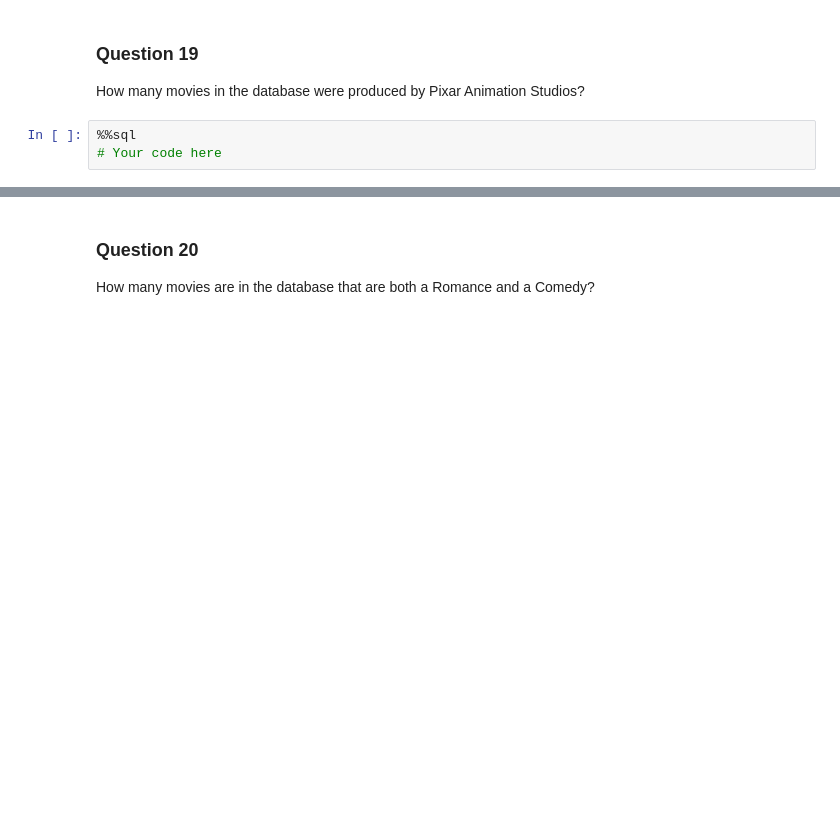
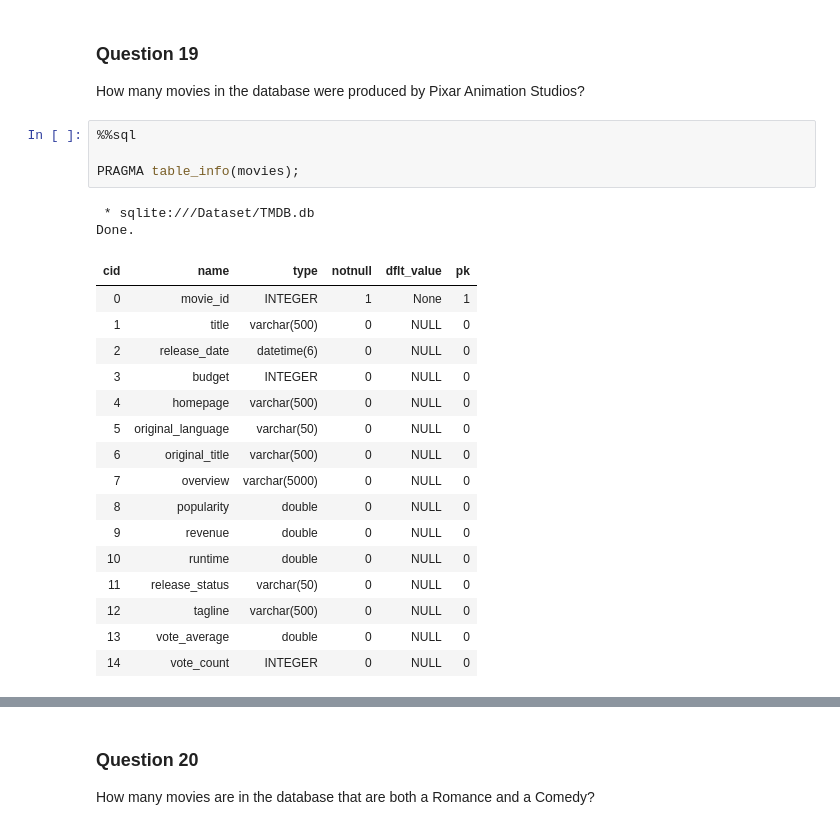
Before and after one commit to Ultra-Code/datascience_exploration, a Jupyter notebook: src/09-Final-Exam/Part 1 - Fundamentals/02-SQL.ipynb, the cells around one changed output, grey strips where cells are left out. Saved outputs shown, nothing was run; the diff lists cells and outputs as text; blank space fills up the shorter version.

```diff
--- a/src/09-Final-Exam/Part 1 - Fundamentals/02-SQL.ipynb
+++ b/src/09-Final-Exam/Part 1 - Fundamentals/02-SQL.ipynb
@@ -59,6 +119,26 @@ How many movies are there that do not have English as their original language?
 # %% [markdown]
 ### Question 19
 How many movies in the database were produced by Pixar Animation Studios?
-# %%
-%%sql
-# Your code here
+# %%
+%%sql
+
+PRAGMA table_info(movies);
+# %% [output]
+ * sqlite:///Dataset/TMDB.db
+Done.
+| cid | name | type | notnull | dflt_value | pk |
+| 0 | movie_id | INTEGER | 1 | None | 1 |
+| 1 | title | varchar(500) | 0 | NULL | 0 |
+| 2 | release_date | datetime(6) | 0 | NULL | 0 |
+| 3 | budget | INTEGER | 0 | NULL | 0 |
+| 4 | homepage | varchar(500) | 0 | NULL | 0 |
+| 5 | original_language | varchar(50) | 0 | NULL | 0 |
+| 6 | original_title | varchar(500) | 0 | NULL | 0 |
+| 7 | overview | varchar(5000) | 0 | NULL | 0 |
+| 8 | popularity | double | 0 | NULL | 0 |
+| 9 | revenue | double | 0 | NULL | 0 |
+| 10 | runtime | double | 0 | NULL | 0 |
+| 11 | release_status | varchar(50) | 0 | NULL | 0 |
+| 12 | tagline | varchar(500) | 0 | NULL | 0 |
+| 13 | vote_average | double | 0 | NULL | 0 |
+| 14 | vote_count | INTEGER | 0 | NULL | 0 |
```
Also changed, not shown: parts of 44 cells of this notebook, 1 other file.
